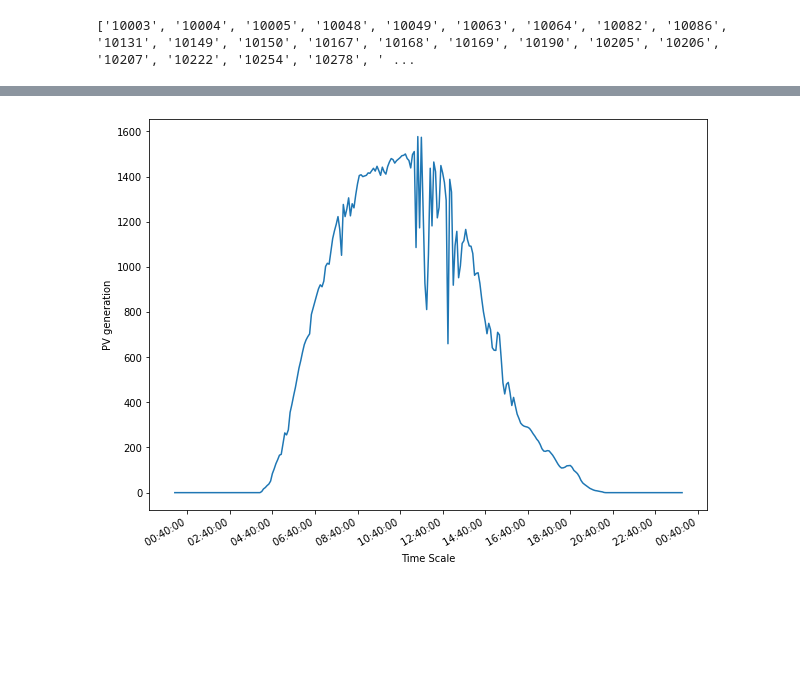
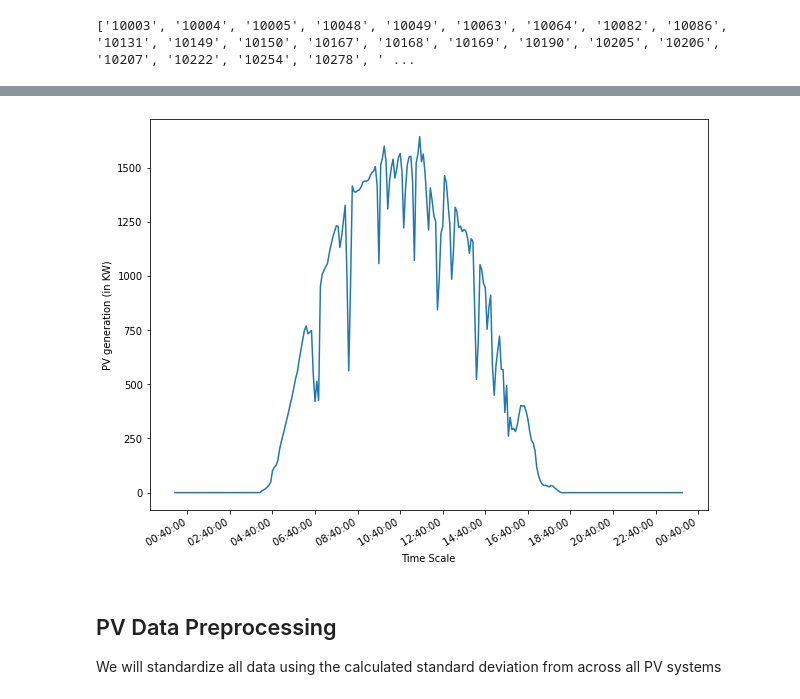
Before and after one commit to thejammerr/PV-Challenge-Jae, a Jupyter notebook: notebooks/extract_data.ipynb, the cells around one changed output, grey strips where cells are left out. Cells and saved outputs as stored; diff of their text form; code cells hidden in the pictures; blank space fills up the shorter version.

Commit message:
add in sat data + structure layout

```diff
--- a/notebooks/extract_data.ipynb
+++ b/notebooks/extract_data.ipynb
@@ -62,8 +65,8 @@ print(list_of_pv_systems)
 ['10003', '10004', '10005', '10048', '10049', '10063', '10064', '10082', '10086', '10131', '10149', '10150', '10167', '10168', '10169', '10190', '10205', '10206', '10207', '10222', '10254', '10278', ' ...
 # %%
 on_pv_system = ncf[list_of_pv_systems[0]].to_dataframe()
-on_pv_system = on_pv_system[on_pv_system.index < '2021-06-02']
-on_pv_system = on_pv_system[on_pv_system.index > '2021-06-01 00:00:00']
+on_pv_system = on_pv_system[on_pv_system.index < '2021-06-03']
+on_pv_system = on_pv_system[on_pv_system.index > '2021-06-02 00:00:00']
 print(on_pv_system.index)
 on_pv = np.array(on_pv_system)
 on_pv = list(itertools.chain(*on_pv))
@@ -94,7 +97,7 @@ print(x_dates[1])
 temp_x = np.linspace(1, len(on_pv), num=len(on_pv))
 plt.plot(x_dates, on_pv)
 plt.xlabel('Time Scale')
-plt.ylabel('PV generation')
+plt.ylabel('PV generation (in KW)')
 plt.gcf().autofmt_xdate()
 plt.show()
 # %% [output]
@@ -102,4 +105,7 @@ plt.show()
-[figure, old version]
+[figure, new version]
+# %% [markdown]
+## PV Data Preprocessing
+We will standardize all data using the calculated standard deviation from across all PV systems
 # %%
 '''
 
```
Also changed, not shown: parts of 16 cells of this notebook.
